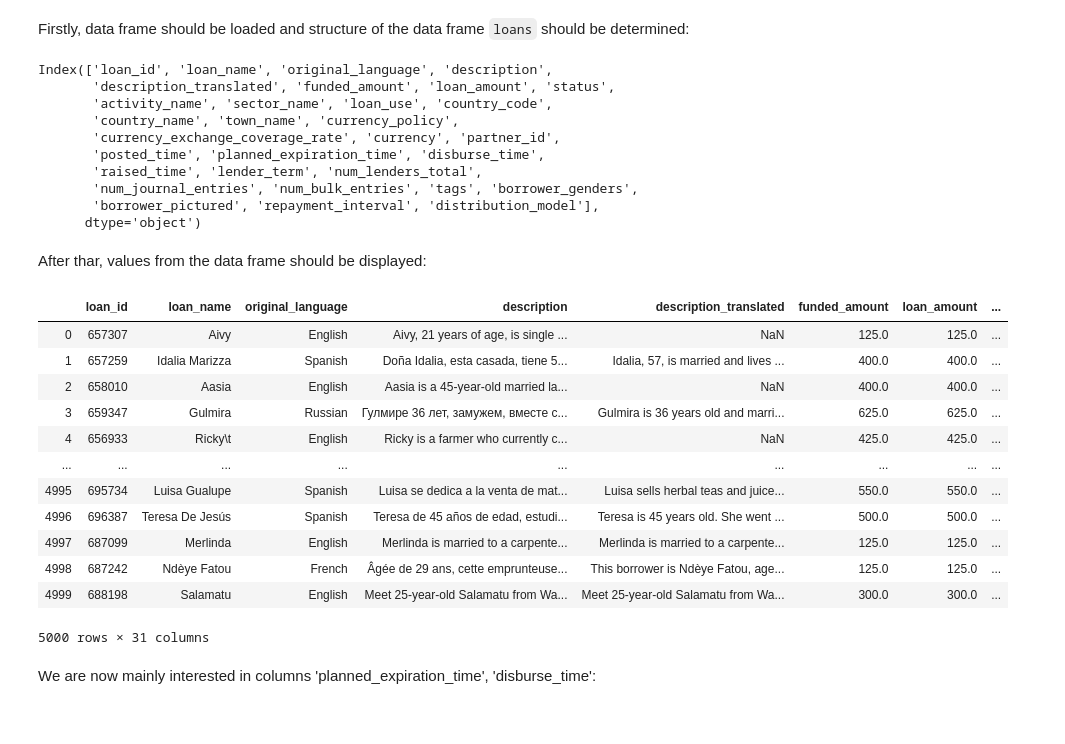
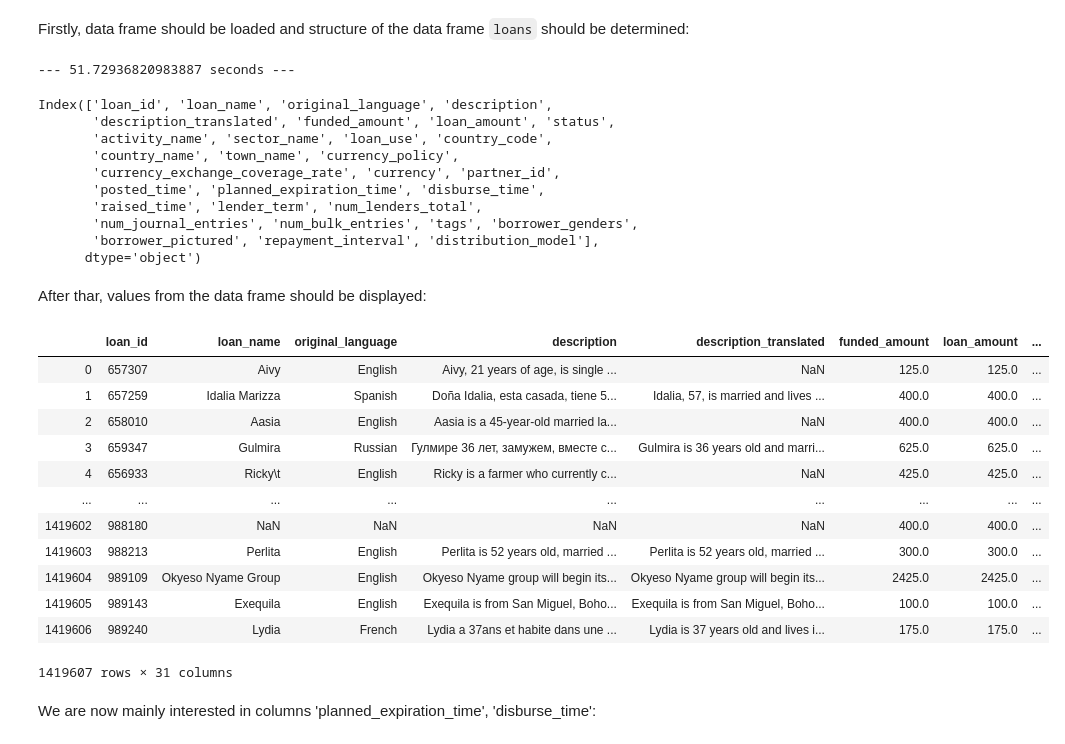
Before and after one commit to vladofilipovic/Foundation_CS_Project, a Jupyter notebook: project/solution-01.ipynb, the cells around one changed output. Saved outputs shown, nothing was run; the diff lists cells and outputs as text; code cells hidden in the pictures.

```diff
--- a/project/solution-01.ipynb
+++ b/project/solution-01.ipynb
@@ -61,39 +71,43 @@ Firstly, data frame should be loaded and structure of the data frame `loans` sho
 # %%
 import pandas as pd
 import numpy as np
+import time as tm
+start_time = tm.time()
 loans = pd.read_csv('../../Datasets/kiva/loans.csv')
+print("--- %s seconds ---" % (tm.time()-start_time))
 loans.columns
 # %% [output]
-Index(['loan_id', 'loan_name', 'original_language', 'description',
-       'description_translated', 'funded_amount', 'loan_amount', 'status',
-       'activity_name', 'sector_name', 'loan_use', 'country_code',
-       'country_name', 'town_name', 'currency_policy',
-       'currency_exchange_coverage_rate', 'currency', 'partner_id',
-       'posted_time', 'planned_expiration_time', 'disburse_time',
-       'raised_time', 'lender_term', 'num_lenders_total',
-       'num_journal_entries', 'num_bulk_entries', 'tags', 'borrower_genders',
-       'borrower_pictured', 'repayment_interval', 'distribution_model'],
-      dtype='object')
+--- 51.72936820983887 seconds ---
+Index(['loan_id', 'loan_name', 'original_language', 'description',
+       'description_translated', 'funded_amount', 'loan_amount', 'status',
+       'activity_name', 'sector_name', 'loan_use', 'country_code',
+       'country_name', 'town_name', 'currency_policy',
+       'currency_exchange_coverage_rate', 'currency', 'partner_id',
+       'posted_time', 'planned_expiration_time', 'disburse_time',
+       'raised_time', 'lender_term', 'num_lenders_total',
+       'num_journal_entries', 'num_bulk_entries', 'tags', 'borrower_genders',
+       'borrower_pictured', 'repayment_interval', 'distribution_model'],
+      dtype='object')
 # %% [markdown]
 After thar, values from the data frame should be displayed:
-# %%
-loans_head = loans.head()
-loans = loans.head(5000) # Coment this for final calculation, uncomment during development
-loans
-# %% [output]
-|  | loan_id | loan_name | original_language | description | description_translated | funded_amount | loan_amount | ... |
-| 0 | 657307 | Aivy | English | Aivy, 21 years of age, is single ... | NaN | 125.0 | 125.0 | ... |
-| 1 | 657259 | Idalia Marizza | Spanish | Doña Idalia, esta casada, tiene 5... | Idalia, 57, is married and lives ... | 400.0 | 400.0 | ... |
-| 2 | 658010 | Aasia | English | Aasia is a 45-year-old married la... | NaN | 400.0 | 400.0 | ... |
-| 3 | 659347 | Gulmira | Russian | Гулмире 36 лет, замужем, вместе с... | Gulmira is 36 years old and marri... | 625.0 | 625.0 | ... |
-| 4 | 656933 | Ricky\t | English | Ricky is a farmer who currently c... | NaN | 425.0 | 425.0 | ... |
-| ... | ... | ... | ... | ... | ... | ... | ... | ... |
-| 4995 | 695734 | Luisa Gualupe | Spanish | Luisa se dedica a la venta de mat... | Luisa sells herbal teas and juice... | 550.0 | 550.0 | ... |
-| 4996 | 696387 | Teresa De Jesús | Spanish | Teresa de 45 años de edad, estudi... | Teresa is 45 years old. She went ... | 500.0 | 500.0 | ... |
-| 4997 | 687099 | Merlinda | English | Merlinda is married to a carpente... | Merlinda is married to a carpente... | 125.0 | 125.0 | ... |
-| 4998 | 687242 | Ndèye Fatou | French | Âgée de 29 ans, cette emprunteuse... | This borrower is Ndèye Fatou, age... | 125.0 | 125.0 | ... |
-| 4999 | 688198 | Salamatu | English | Meet 25-year-old Salamatu from Wa... | Meet 25-year-old Salamatu from Wa... | 300.0 | 300.0 | ... |
-5000 rows × 31 columns
+# %%
+if not FINAL:
+    loans = loans.head(20000)
+loans
+# %% [output]
+|  | loan_id | loan_name | original_language | description | description_translated | funded_amount | loan_amount | ... |
+| 0 | 657307 | Aivy | English | Aivy, 21 years of age, is single ... | NaN | 125.0 | 125.0 | ... |
+| 1 | 657259 | Idalia Marizza | Spanish | Doña Idalia, esta casada, tiene 5... | Idalia, 57, is married and lives ... | 400.0 | 400.0 | ... |
+| 2 | 658010 | Aasia | English | Aasia is a 45-year-old married la... | NaN | 400.0 | 400.0 | ... |
+| 3 | 659347 | Gulmira | Russian | Гулмире 36 лет, замужем, вместе с... | Gulmira is 36 years old and marri... | 625.0 | 625.0 | ... |
+| 4 | 656933 | Ricky\t | English | Ricky is a farmer who currently c... | NaN | 425.0 | 425.0 | ... |
+| ... | ... | ... | ... | ... | ... | ... | ... | ... |
+| 1419602 | 988180 | NaN | NaN | NaN | NaN | 400.0 | 400.0 | ... |
+| 1419603 | 988213 | Perlita | English | Perlita is 52 years old, married ... | Perlita is 52 years old, married ... | 300.0 | 300.0 | ... |
+| 1419604 | 989109 | Okyeso Nyame Group | English | Okyeso Nyame group will begin its... | Okyeso Nyame group will begin its... | 2425.0 | 2425.0 | ... |
+| 1419605 | 989143 | Exequila | English | Exequila is from San Miguel, Boho... | Exequila is from San Miguel, Boho... | 100.0 | 100.0 | ... |
+| 1419606 | 989240 | Lydia | French | Lydia a 37ans et habite dans une ... | Lydia is 37 years old and lives i... | 175.0 | 175.0 | ... |
+1419607 rows × 31 columns
 # %% [markdown]
 We are now mainly interested in columns 'planned_expiration_time', 'disburse_time':
 # %%
```
Also changed, not shown: parts of 23 cells of this notebook.
